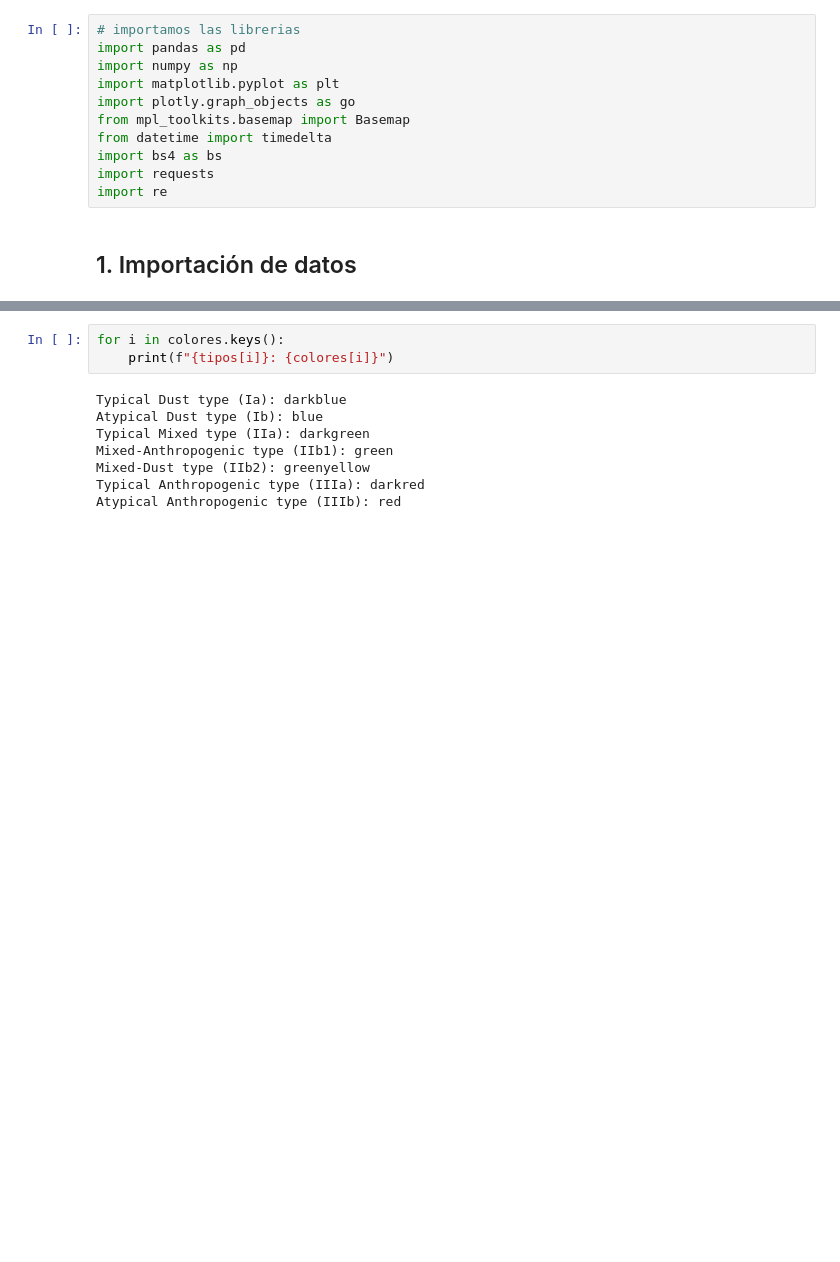
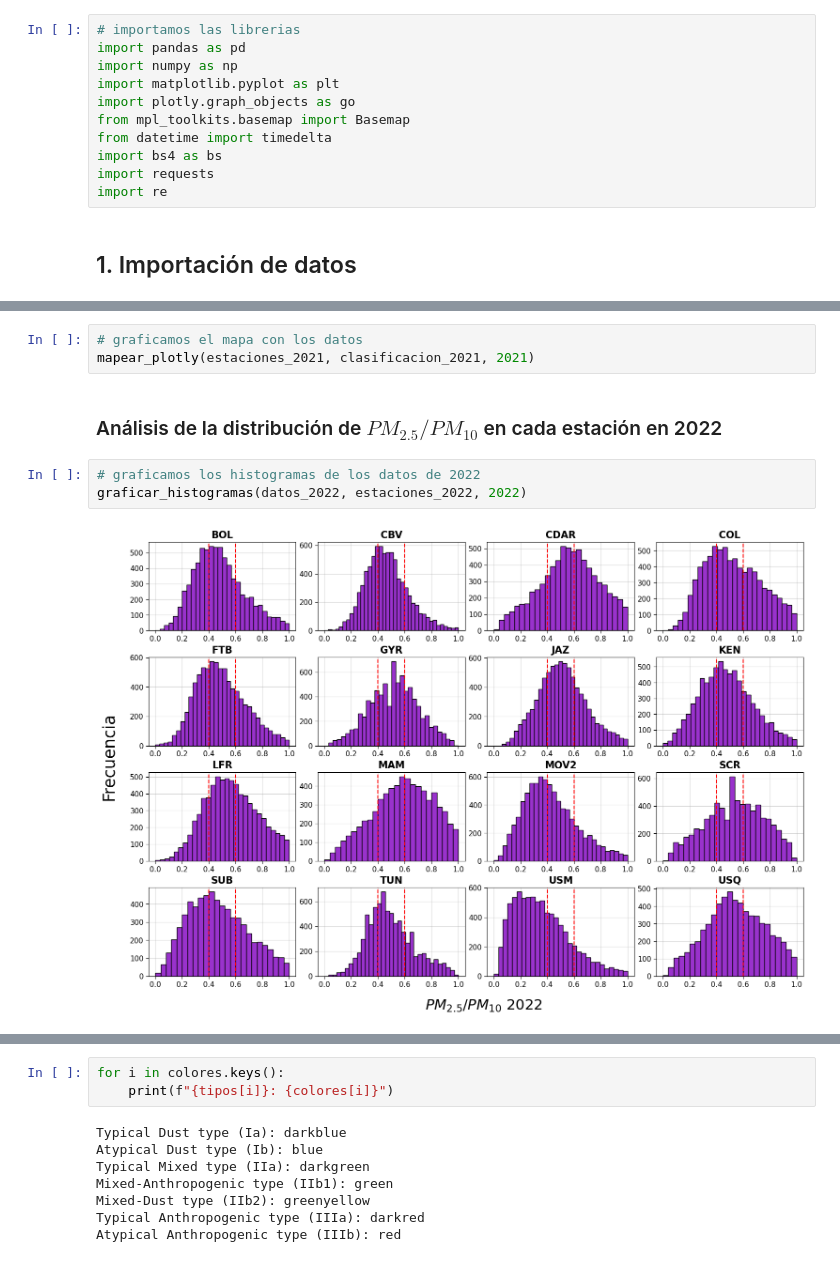
Before and after one commit to XaxaSM/PM-Distribution-Project, a Jupyter notebook: code/ratio_clasification.ipynb, the cells around one changed output, grey strips where cells are left out. Saved outputs shown, nothing was run; the diff lists cells and outputs as text; blank space fills up the shorter version.

Commit message:
mapas y correlaciones

```diff
--- a/code/ratio_clasification.ipynb
+++ b/code/ratio_clasification.ipynb
@@ -338,0 +396,10 @@ plt.show()
+# %%
+# graficamos el mapa con los datos
+mapear_plotly(estaciones_2021, clasificacion_2021, 2021)
+# %% [markdown]
+### Análisis de la distribución de $PM_{2.5}/PM_{10}$ en cada estación en 2022
+# %%
+# graficamos los histogramas de los datos de 2022
+graficar_histogramas(datos_2022, estaciones_2022, 2022)
+# %% [output]
+[figure, added]
```
Also changed, not shown: parts of 34 cells of this notebook, 5 other files.
